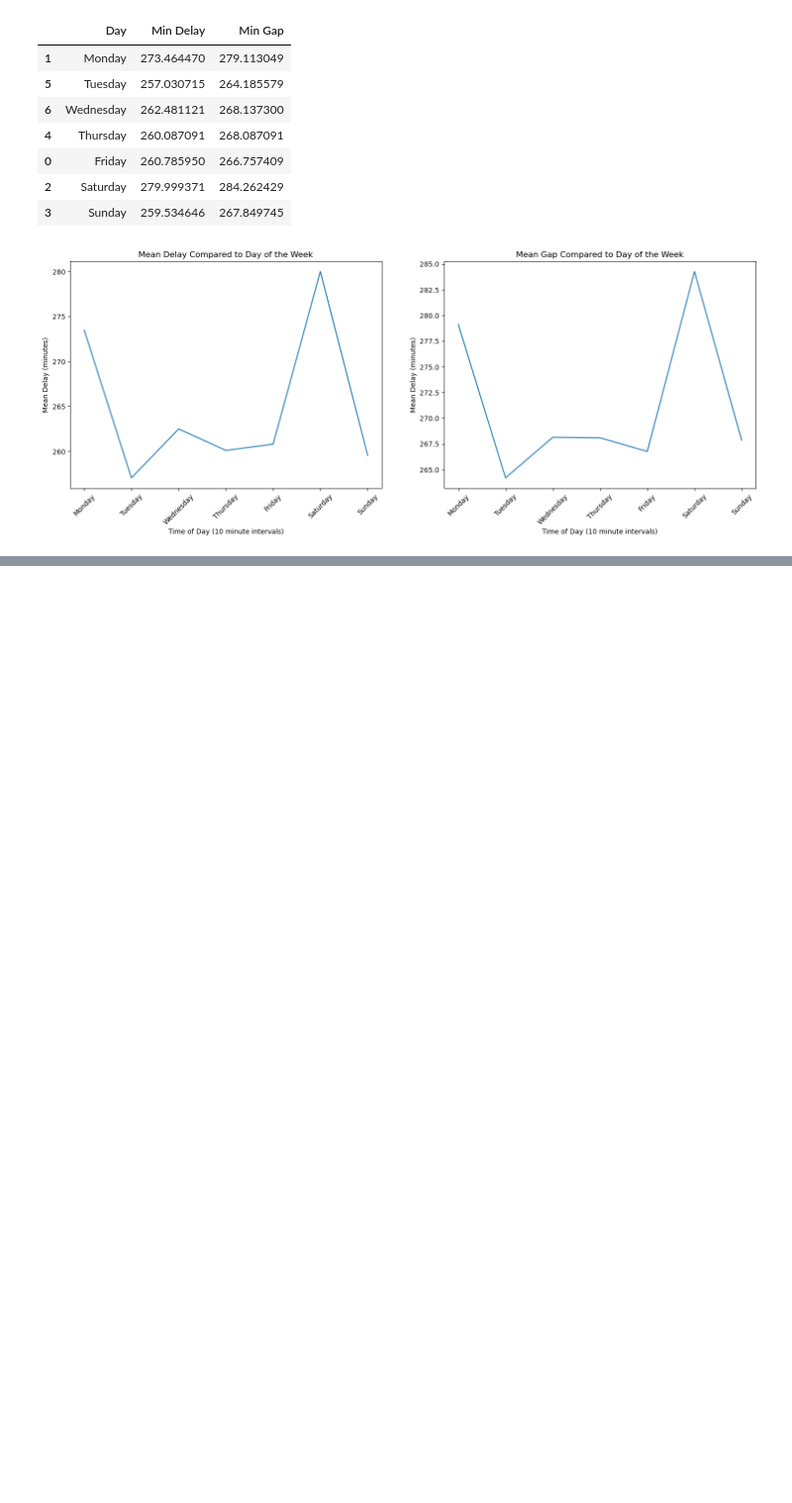
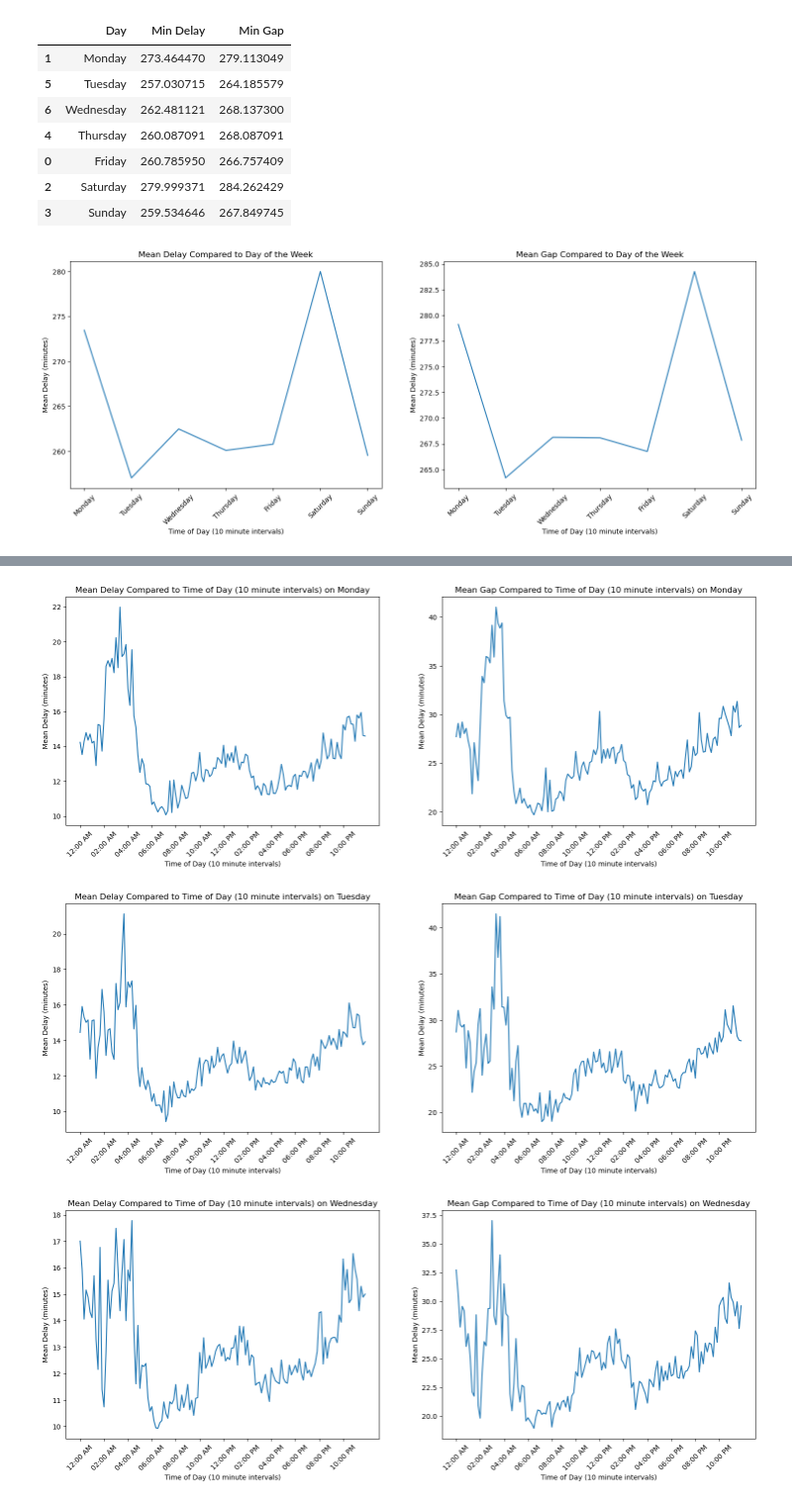
Before and after one commit to michelleyucollins/TardyTerminatorCommittee, a Jupyter notebook: bus_analysis/time_analysis.ipynb, the cells around one changed output, grey strips where cells are left out. Shown at 99% size. Saved outputs shown, nothing was run; the diff lists cells and outputs as text; code cells hidden in the pictures; blank space fills up the shorter version.

Commit message:
Added stuff to time analysis

```diff
--- a/bus_analysis/time_analysis.ipynb
+++ b/bus_analysis/time_analysis.ipynb
@@ -179,0 +212,35 @@ axes[1].tick_params(axis='x', rotation=45)
+# %%
+delay = {}
+time = {}
+gap = {}
+for day in ["Monday", "Tuesday", "Wednesday", "Thursday", "Friday", "Saturday", "Sunday"]:
+    time[day] = mean_bus_data.loc[mean_bus_data["Day"] == day]["10_min_time"].dt.strftime("%I:%M %p")
+    delay[day] = mean_bus_data.loc[mean_bus_data["Day"] == day]["Min Delay"].values
+    gap[day] = mean_bus_data.loc[mean_bus_data["Day"] == day]["Min Gap"].values
+time_ticks = time["Monday"][::12]
+super_time = super_means["10_min_time"].dt.strftime("%I:%M %p")
+super_delay = super_means["Min Delay"]
+super_gap = super_means["Min Gap"]
+# %%
+for day in ["Monday", "Tuesday", "Wednesday", "Thursday", "Friday", "Saturday", "Sunday"]:
+    fig, axes = plt.subplots(1, 2, figsize = (18, 6))
+
+    axes[0].set_title(f"Mean Delay Compared to Time of Day (10 minute intervals) on {day}")
+    axes[0].set_xlabel("Time of Day (10 minute intervals)")
+    axes[0].set_ylabel("Mean Delay (minutes)")
+    axes[0].plot(time[day], delay[day], linestyle='-')
+    axes[0].set_xticks(time_ticks)
+    axes[0].tick_params(axis='x', rotation=45)
+
+    axes[1].plot(time[day], gap[day], linestyle='-')
+    axes[1].set_title(f"Mean Gap Compared to Time of Day (10 minute intervals) on {day}")
+    axes[1].set_xlabel("Time of Day (10 minute intervals)")
+    axes[1].set_ylabel("Mean Delay (minutes)")
+    axes[1].set_xticks(time_ticks)
+    axes[1].tick_params(axis='x', rotation=45)
+    plt.savefig(f"./data/time_delays_{day}.png")
+    plt.show()
+# %% [output]
+[figure, added]
+[figure, added]
+[figure, added]
```
Also changed, not shown: parts of 4 cells of this notebook, 7 other files.
